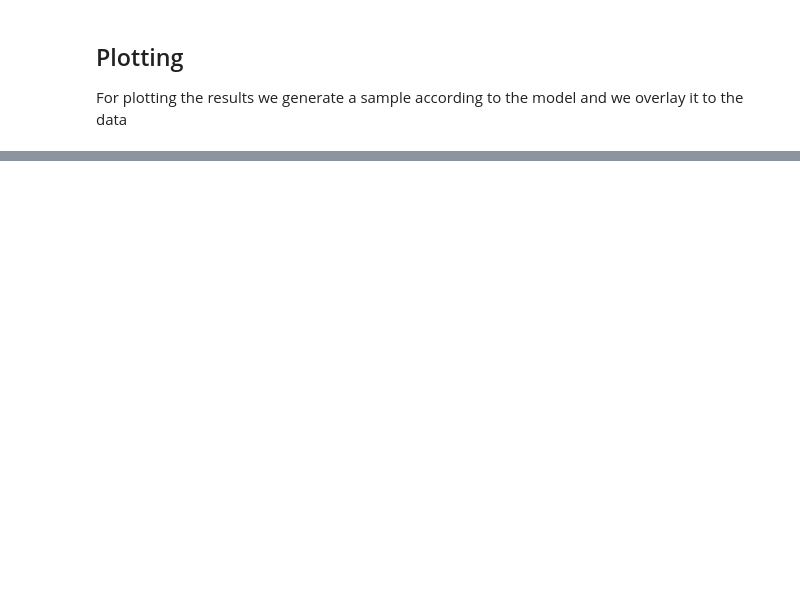
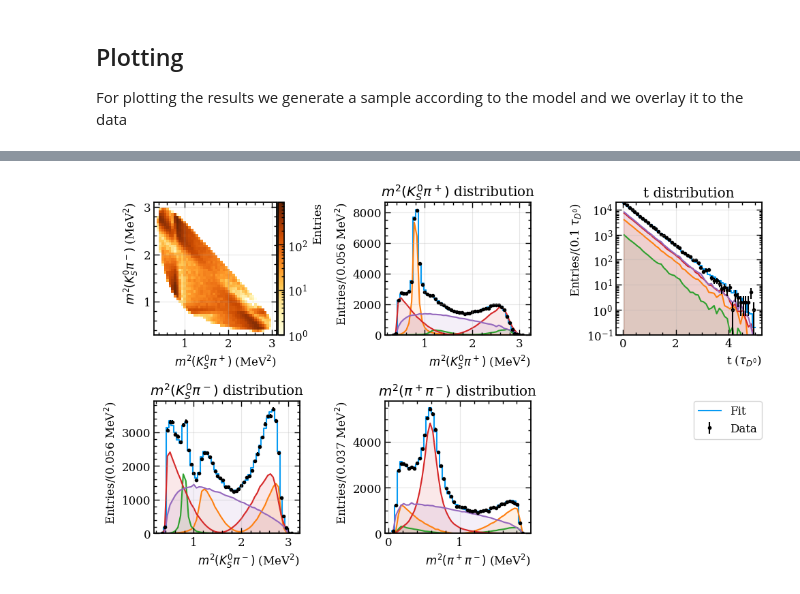
Before and after one commit to cpviolation/tfa_examples, a Jupyter notebook: notebooks/d02kspipi_mixing.ipynb, the cells around one changed output, grey strips where cells are left out. Saved outputs shown, nothing was run; the diff lists cells and outputs as text; code cells hidden in the pictures; blank space fills up the shorter version.

```diff
--- a/notebooks/d02kspipi_mixing.ipynb
+++ b/notebooks/d02kspipi_mixing.ipynb
@@ -375,6 +309,6 @@ ValueError: in user code:
 # %% [markdown]
 and to calculate the integrals
 # %%
-norm_sample = phsp.uniform_sample(nnorm)
+norm_sample = c_phsp.uniform_sample(nnorm)
 
 print(norm_sample)
@@ -408,7 +370,7 @@ fitted_pars = {p: atfi.const(v[0]) for p, v in result["params"].items()}
 Define a function with the fitted model to calculate fit fractions and projections
 # %%
 def fitted_model(x, switches=4 * [1]):
-    return model(x)(**fitted_pars, switches=switches)
+    return model_mix(x)(**fitted_pars, switches=switches)
 # %% [markdown]
 The fit fractions are calculated
 # %%
@@ -420,5 +384,5 @@ print(ff)
 For plotting the results we generate a sample according to the model and we overlay it to the data
 # %%
 fitted_sample = tft.run_toymc(
-    fitted_model, phsp, nnorm, maximum=1.0e-20, chunk=1000000, components=True
+    fitted_model, c_phsp, nnorm, maximum=1.0e-20, chunk=1000000, components=True
 )
@@ -445,38 +427,53 @@ tfp.plot_distr2d(
 tfp.plot_distr1d_comparison(
     toy_sample[:, 0],
     fitted_sample[:, 0],
-    cweights=[fitted_sample[:, 2 + i] for i in range(4)],
+    cweights=[fitted_sample[:, 3 + i] for i in range(4)],
     bins=50,
     range=(0.3, 3.1),
     ax=ax[0, 1],
     label=r"$m^2(K_S^0\pi^+)$",
     units="MeV$^2$",
     legend=False
 )
 
 tfp.plot_distr1d_comparison(
     toy_sample[:, 1],
     fitted_sample[:, 1],
-    cweights=[fitted_sample[:, 2 + i] for i in range(4)],
+    cweights=[fitted_sample[:, 3 + i] for i in range(4)],
     bins=50,
     range=(0.3, 3.1),
     ax=ax[1, 0],
     label=r"$m^2(K_S^0\pi^-)$",
     units="MeV$^2$",
     legend=False
 )
 
 tfp.plot_distr1d_comparison(
-    phsp.m2ac(toy_sample),
-    phsp.m2ac(fitted_sample),
-    cweights=[fitted_sample[:, 2 + i] for i in range(4)],
+    toy_sample[:, 2],
+    fitted_sample[:, 2],
+    cweights=[fitted_sample[:, 3 + i] for i in range(4)],
+    bins=50,
+    range=(0., 5),
+    ax=ax[0, 2],
+    label=r"t",
+    units=r"$\tau_{D^0}$",
+    log=True,
+    legend=False
+)
+
+tfp.plot_distr1d_comparison(
+    c_phsp.phsp1.m2ac(c_phsp.data1(toy_sample)),
+    c_phsp.phsp1.m2ac(c_phsp.data1(fitted_sample)),
+    cweights=[fitted_sample[:, 3 + i] for i in range(4)],
     bins=50,
     range=(0.05, 1.9),
     ax=ax[1, 1],
     label=r"$m^2(\pi^+\pi^-)$",
     units="MeV$^2$",
     legend_ax=ax[1,2]
 )
 
 # Show the plot
 plt.tight_layout(pad=1.0, w_pad=1.0, h_pad=1.0)
+# %% [output]
+[figure, added]
```
Also changed, not shown: parts of 31 cells of this notebook.
